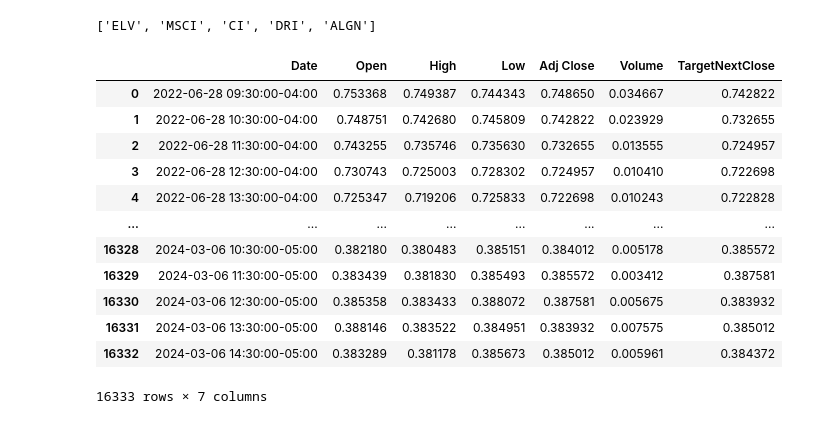
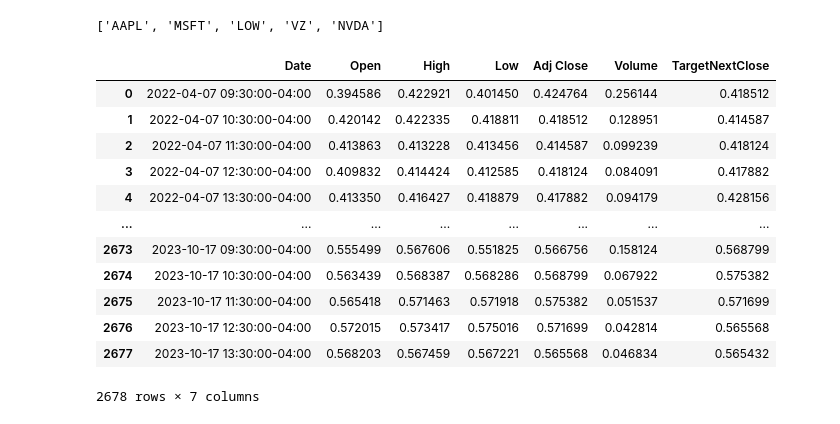
Before and after one commit to kwandji113/Algorithmic-Trading-Bot-, a Jupyter notebook: Test.ipynb, the cells around one changed output. Drawn from its saved outputs; the diff is of its cells as text; code cells hidden in the pictures.

```diff
--- a/Test.ipynb
+++ b/Test.ipynb
@@ -28,7 +28,7 @@ def create_stock_dictionary():
 # %%
 import random
 stock_data = create_stock_dictionary()
-random_keys = random.sample(list(stock_data.keys()), 5)
+random_keys = ['AAPL', 'MSFT', 'LOW', 'VZ', 'NVDA']
 random_keys
 # %% [output]
-['ELV', 'MSCI', 'CI', 'DRI', 'ALGN']
+['AAPL', 'MSFT', 'LOW', 'VZ', 'NVDA']
@@ -41,25 +35,31 @@ for i in random_keys:
-# %%
-stacked_stock_data = pd.concat((random_stock_data.values()), ignore_index=True, axis=0)
-stacked_stock_data["TargetNextClose"] = stacked_stock_data["Adj Close"].shift(-1)
-stacked_stock_data.drop(['Close'], axis=1, inplace=True)
-stacked_stock_data.rename(columns = {'Datetime':'Date'}, inplace = True)
-scaler = MinMaxScaler()
-for i in range(1, stacked_stock_data.shape[1]):
-    column_data = stacked_stock_data.iloc[:, i].values.reshape(-1, 1)
-    stacked_stock_data.iloc[:, i] = scaler.fit_transform(column_data)
-stacked_stock_data = stacked_stock_data.dropna()
-stacked_stock_data
-# %% [output]
-|  | Date | Open | High | Low | Adj Close | Volume | TargetNextClose |
-| 0 | 2022-06-28 09:30:00-04:00 | 0.753368 | 0.749387 | 0.744343 | 0.748650 | 0.034667 | 0.742822 |
-| 1 | 2022-06-28 10:30:00-04:00 | 0.748751 | 0.742680 | 0.745809 | 0.742822 | 0.023929 | 0.732655 |
-| 2 | 2022-06-28 11:30:00-04:00 | 0.743255 | 0.735746 | 0.735630 | 0.732655 | 0.013555 | 0.724957 |
-| 3 | 2022-06-28 12:30:00-04:00 | 0.730743 | 0.725003 | 0.728302 | 0.724957 | 0.010410 | 0.722698 |
-| 4 | 2022-06-28 13:30:00-04:00 | 0.725347 | 0.719206 | 0.725833 | 0.722698 | 0.010243 | 0.722828 |
-| ... | ... | ... | ... | ... | ... | ... | ... |
-| 16328 | 2024-03-06 10:30:00-05:00 | 0.382180 | 0.380483 | 0.385151 | 0.384012 | 0.005178 | 0.385572 |
-| 16329 | 2024-03-06 11:30:00-05:00 | 0.383439 | 0.381830 | 0.385493 | 0.385572 | 0.003412 | 0.387581 |
-| 16330 | 2024-03-06 12:30:00-05:00 | 0.385358 | 0.383433 | 0.388072 | 0.387581 | 0.005675 | 0.383932 |
-| 16331 | 2024-03-06 13:30:00-05:00 | 0.388146 | 0.383522 | 0.384951 | 0.383932 | 0.007575 | 0.385012 |
-| 16332 | 2024-03-06 14:30:00-05:00 | 0.383289 | 0.381178 | 0.385673 | 0.385012 | 0.005961 | 0.384372 |
-16333 rows × 7 columns
+# %%
+from sklearn.model_selection import train_test_split
+n_days = BACK_CANDLES
+m_days = FUTURE_DAYS
+random_stock_data = {}
+random_stock_data_testing = {}
+#split data for training
+for i in random_keys:
+    stock_data[i]["TargetNextClose"] = stock_data[i]["Adj Close"].shift(-1)
+    stock_data[i].rename(columns = {'Datetime':'Date'}, inplace = True)
+    scaler = MinMaxScaler()
+    for k in range(1, stock_data[i].shape[1]):
+        column_data = stock_data[i].iloc[:, k].values.reshape(-1, 1)
+        stock_data[i].iloc[:, k] = scaler.fit_transform(column_data)
+
+    random_stock_data[i], random_stock_data_testing[i] = train_test_split(stock_data[i], test_size=0.2, shuffle=False)
+random_stock_data['MSFT']
+# %% [output]
+|  | Date | Open | High | Low | Adj Close | Volume | TargetNextClose |
+| 0 | 2022-04-07 09:30:00-04:00 | 0.394586 | 0.422921 | 0.401450 | 0.424764 | 0.256144 | 0.418512 |
+| 1 | 2022-04-07 10:30:00-04:00 | 0.420142 | 0.422335 | 0.418811 | 0.418512 | 0.128951 | 0.414587 |
+| 2 | 2022-04-07 11:30:00-04:00 | 0.413863 | 0.413228 | 0.413456 | 0.414587 | 0.099239 | 0.418124 |
+| 3 | 2022-04-07 12:30:00-04:00 | 0.409832 | 0.414424 | 0.412585 | 0.418124 | 0.084091 | 0.417882 |
+| 4 | 2022-04-07 13:30:00-04:00 | 0.413350 | 0.416427 | 0.418879 | 0.417882 | 0.094179 | 0.428156 |
+| ... | ... | ... | ... | ... | ... | ... | ... |
+| 2673 | 2023-10-17 09:30:00-04:00 | 0.555499 | 0.567606 | 0.551825 | 0.566756 | 0.158124 | 0.568799 |
+| 2674 | 2023-10-17 10:30:00-04:00 | 0.563439 | 0.568387 | 0.568286 | 0.568799 | 0.067922 | 0.575382 |
+| 2675 | 2023-10-17 11:30:00-04:00 | 0.565418 | 0.571463 | 0.571918 | 0.575382 | 0.051537 | 0.571699 |
+| 2676 | 2023-10-17 12:30:00-04:00 | 0.572015 | 0.573417 | 0.575016 | 0.571699 | 0.042814 | 0.565568 |
+| 2677 | 2023-10-17 13:30:00-04:00 | 0.568203 | 0.567459 | 0.567221 | 0.565568 | 0.046834 | 0.565432 |
+2678 rows × 7 columns
```
Also changed, not shown: parts of 6 cells of this notebook, 1 other file.
